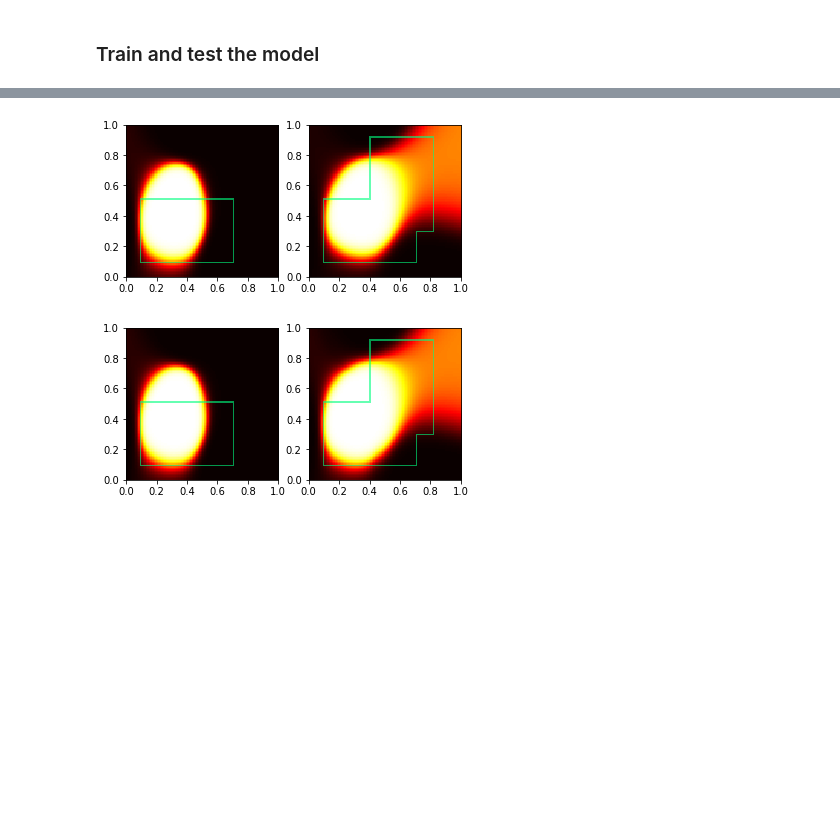
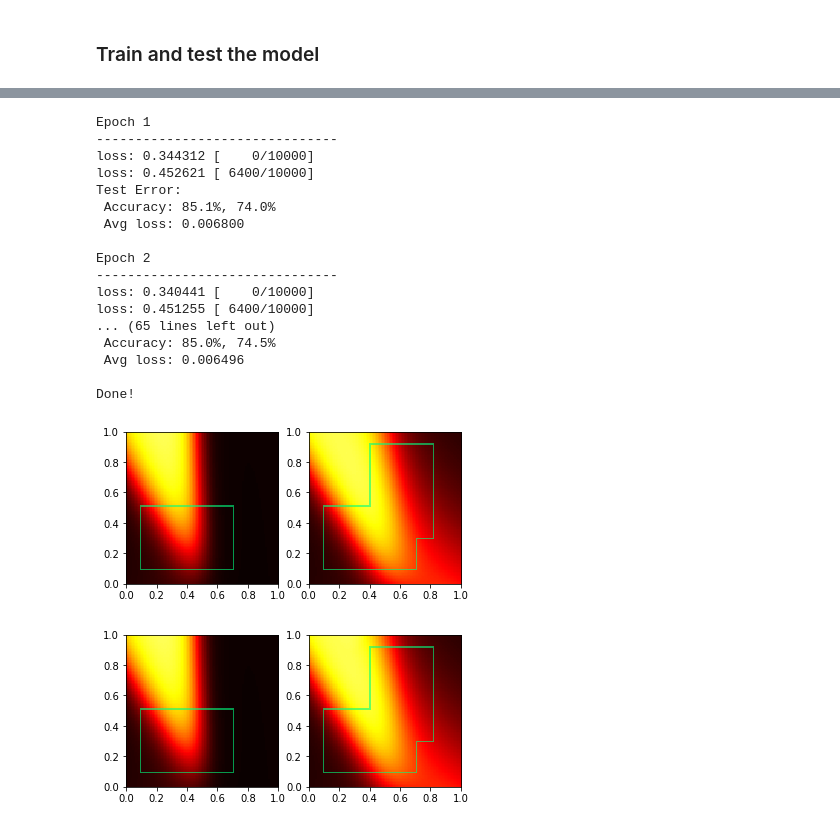
Before and after one commit to atatomir/CCN, a Jupyter notebook: Rectangles.ipynb, the cells around one changed output, grey strips where cells are left out. Cells and saved outputs as stored; diff of their text form; code cells hidden in the pictures; blank space fills up the shorter version.

```diff
--- a/Rectangles.ipynb
+++ b/Rectangles.ipynb
@@ -86,5 +87,24 @@ Done!
-# %%
-experiment.save(dir='./models/')
-# %% [output]
-[figure, removed]
-[figure, removed]
+# %%
+experiment = Experiment('rectangles-rev', model1, shapes, constraints1)
+experiment.run(10)
+experiment.save(dir='./models/')
+# %% [output]
+Epoch 1
+-------------------------------
+loss: 0.344312 [    0/10000]
+loss: 0.452621 [ 6400/10000]
+Test Error:
+ Accuracy: 85.1%, 74.0%
+ Avg loss: 0.006800
+
+Epoch 2
+-------------------------------
+loss: 0.340441 [    0/10000]
+loss: 0.451255 [ 6400/10000]
+... (65 lines left out)
+ Accuracy: 85.0%, 74.5%
+ Avg loss: 0.006496
+
+Done!
+[figure, added]
+[figure, added]
```
Also changed, not shown: parts of 1 cell of this notebook, 8 other files.
